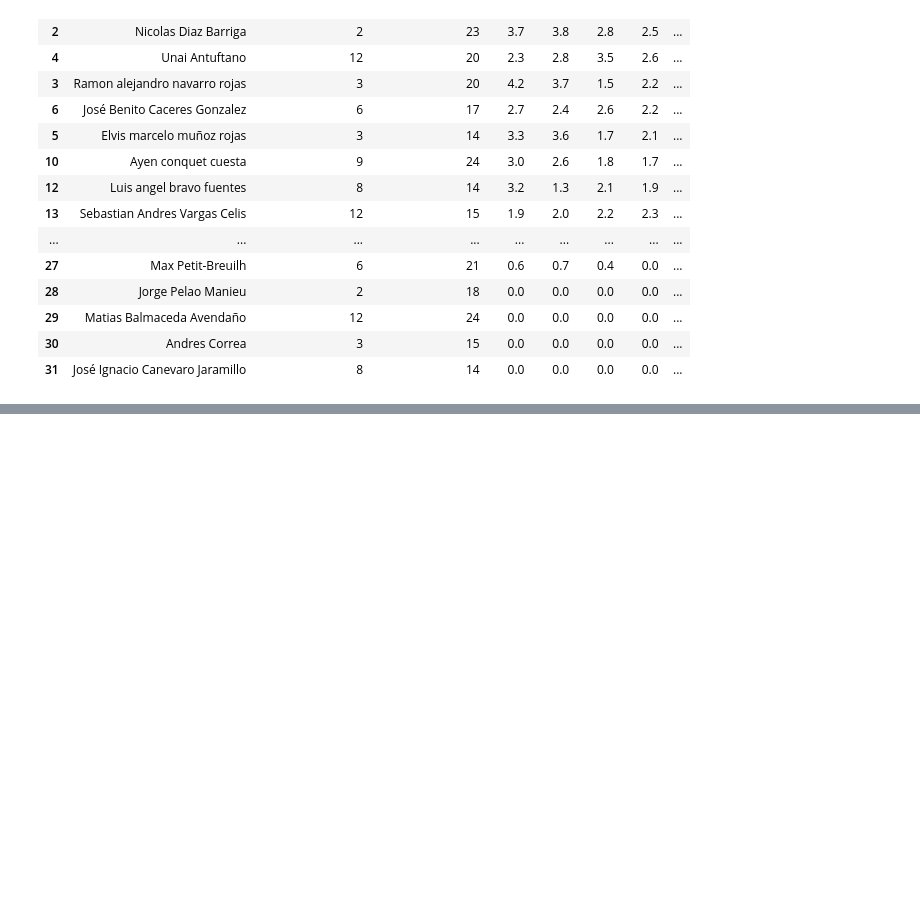
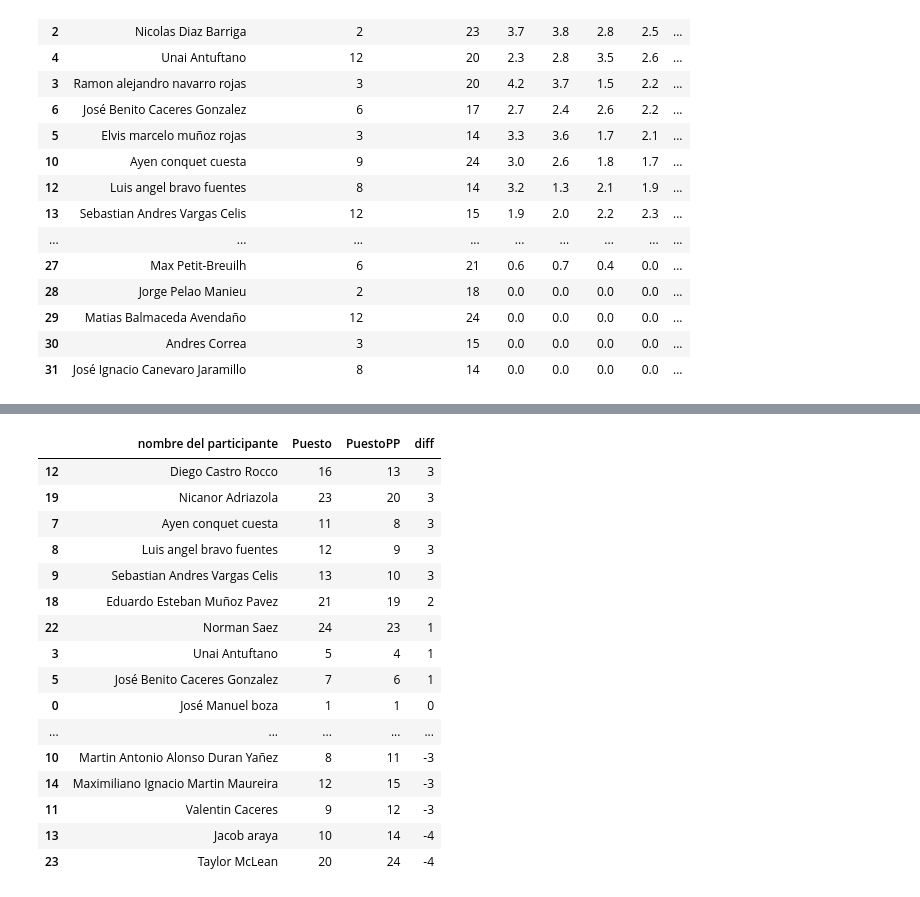
Before and after one commit to normansaez/puntajes, a Jupyter notebook: note.ipynb, the cells around one changed output, grey strips where cells are left out. Saved outputs shown, nothing was run; the diff lists cells and outputs as text; code cells hidden in the pictures; blank space fills up the shorter version.

```diff
--- a/note.ipynb
+++ b/note.ipynb
@@ -420,0 +437,22 @@ df.to_csv('output.csv', index=False)
+# %%
+df_f = df_f.sort_values(by='diff', ascending=False)
+# %%
+df_f
+# %% [output]
+|  | nombre del participante | Puesto | PuestoPP | diff |
+| 12 | Diego Castro Rocco | 16 | 13 | 3 |
+| 19 | Nicanor Adriazola | 23 | 20 | 3 |
+| 7 | Ayen conquet cuesta | 11 | 8 | 3 |
+| 8 | Luis angel bravo fuentes | 12 | 9 | 3 |
+| 9 | Sebastian Andres Vargas Celis | 13 | 10 | 3 |
+| 18 | Eduardo Esteban Muñoz Pavez | 21 | 19 | 2 |
+| 22 | Norman Saez | 24 | 23 | 1 |
+| 3 | Unai Antuftano | 5 | 4 | 1 |
+| 5 | José Benito Caceres Gonzalez | 7 | 6 | 1 |
+| 0 | José Manuel boza | 1 | 1 | 0 |
+| ... | ... | ... | ... | ... |
+| 10 | Martin Antonio Alonso Duran Yañez | 8 | 11 | -3 |
+| 14 | Maximiliano Ignacio Martin Maureira | 12 | 15 | -3 |
+| 11 | Valentin Caceres | 9 | 12 | -3 |
+| 13 | Jacob araya | 10 | 14 | -4 |
+| 23 | Taylor McLean | 20 | 24 | -4 |
```
Also changed, not shown: parts of 10 cells of this notebook.
